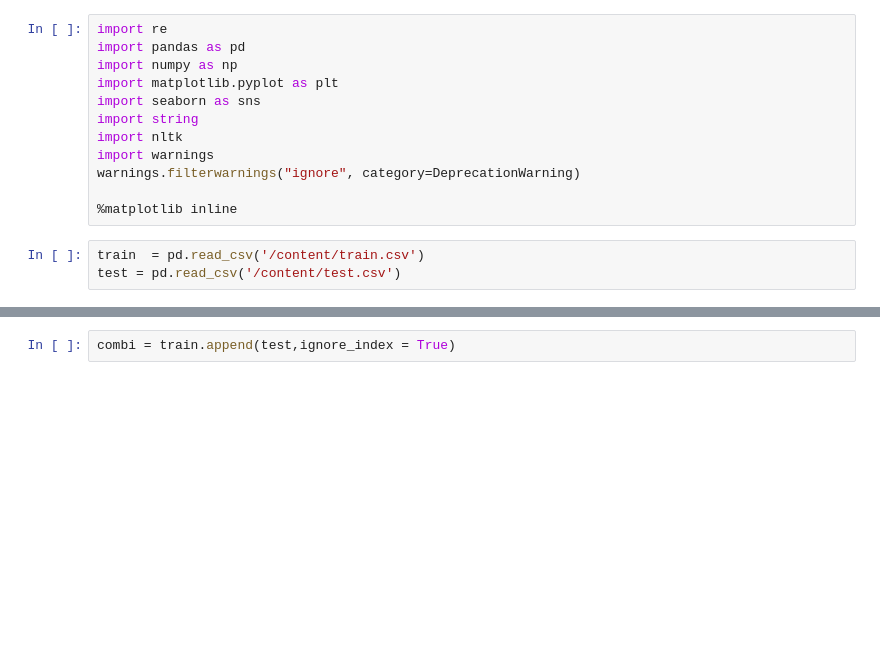
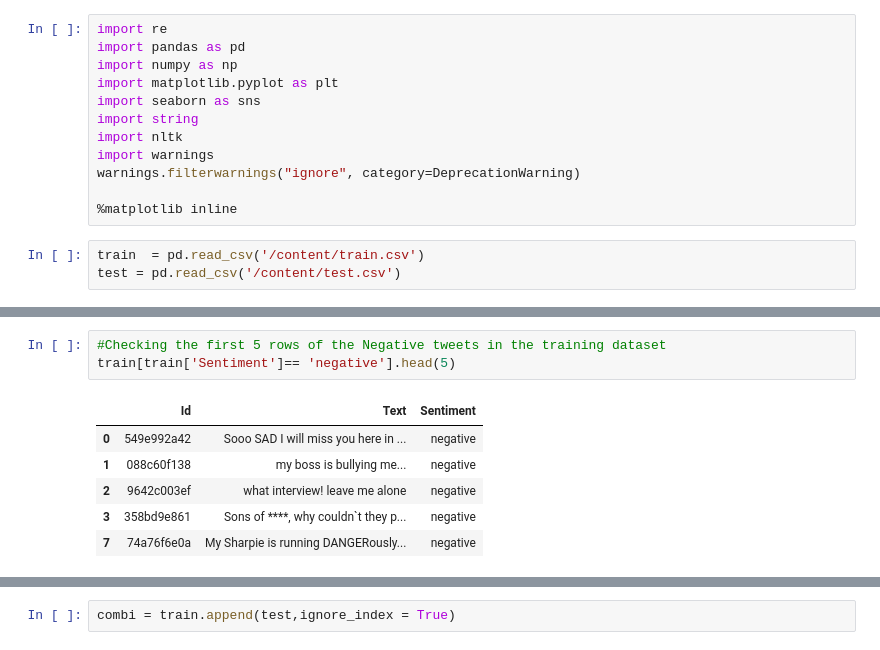
Before and after one commit to ChaithanyaVamshi/Twitter_Sentiment_Analysis, a Jupyter notebook: NLP_Project.ipynb, the cells around one changed output, grey strips where cells are left out. Saved outputs shown, nothing was run; the diff lists cells and outputs as text; blank space fills up the shorter version.

```diff
--- a/NLP_Project.ipynb
+++ b/NLP_Project.ipynb
@@ -66,0 +77,10 @@ Name: Sentiment, dtype: int64
+# %%
+#Checking the first 5 rows of the Negative tweets in the training dataset
+train[train['Sentiment']== 'negative'].head(5)
+# %% [output]
+|  | Id | Text | Sentiment |
+| 0 | 549e992a42 | Sooo SAD I will miss you here in ... | negative |
+| 1 | 088c60f138 | my boss is bullying me... | negative |
+| 2 | 9642c003ef | what interview! leave me alone | negative |
+| 3 | 358bd9e861 | Sons of ****, why couldn`t they p... | negative |
+| 7 | 74a76f6e0a | My Sharpie is running DANGERously... | negative |
```
Also changed, not shown: parts of 48 cells of this notebook.
